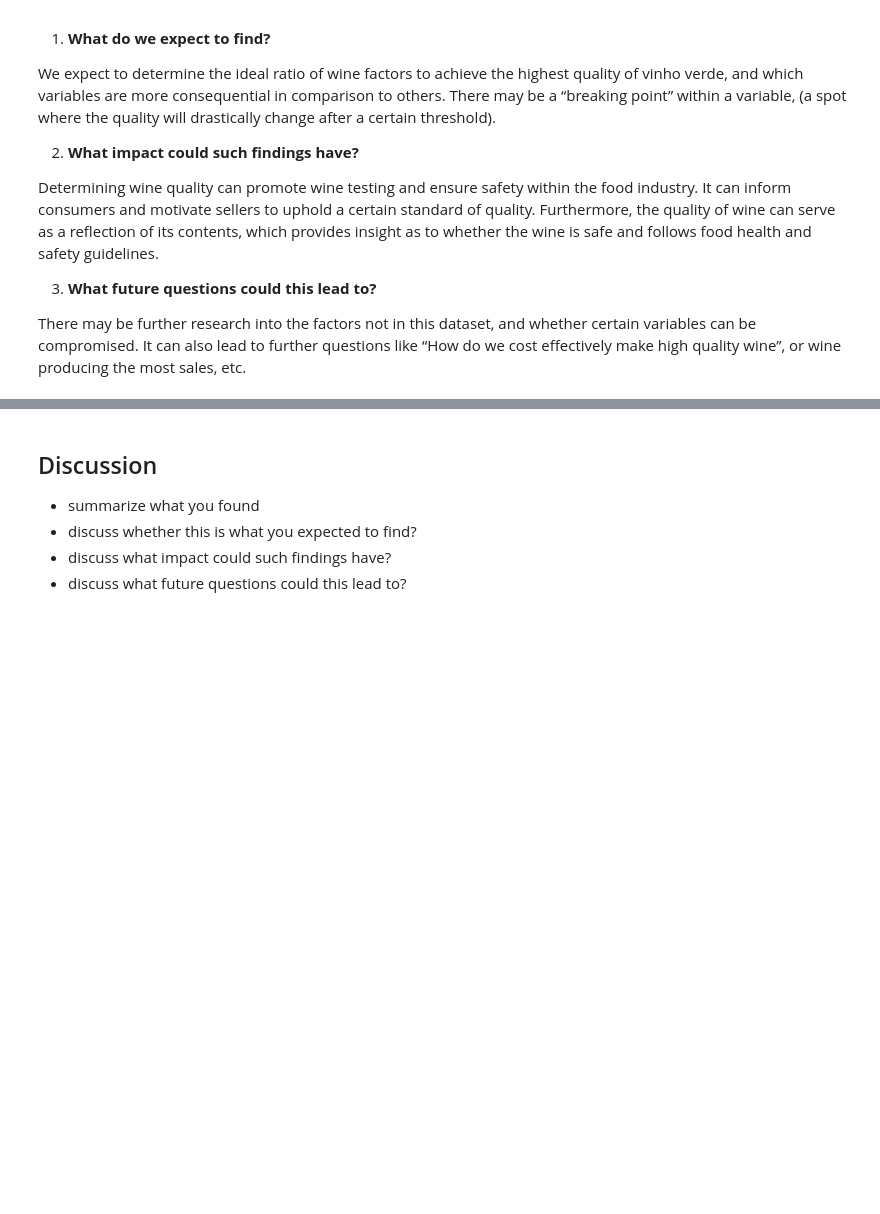
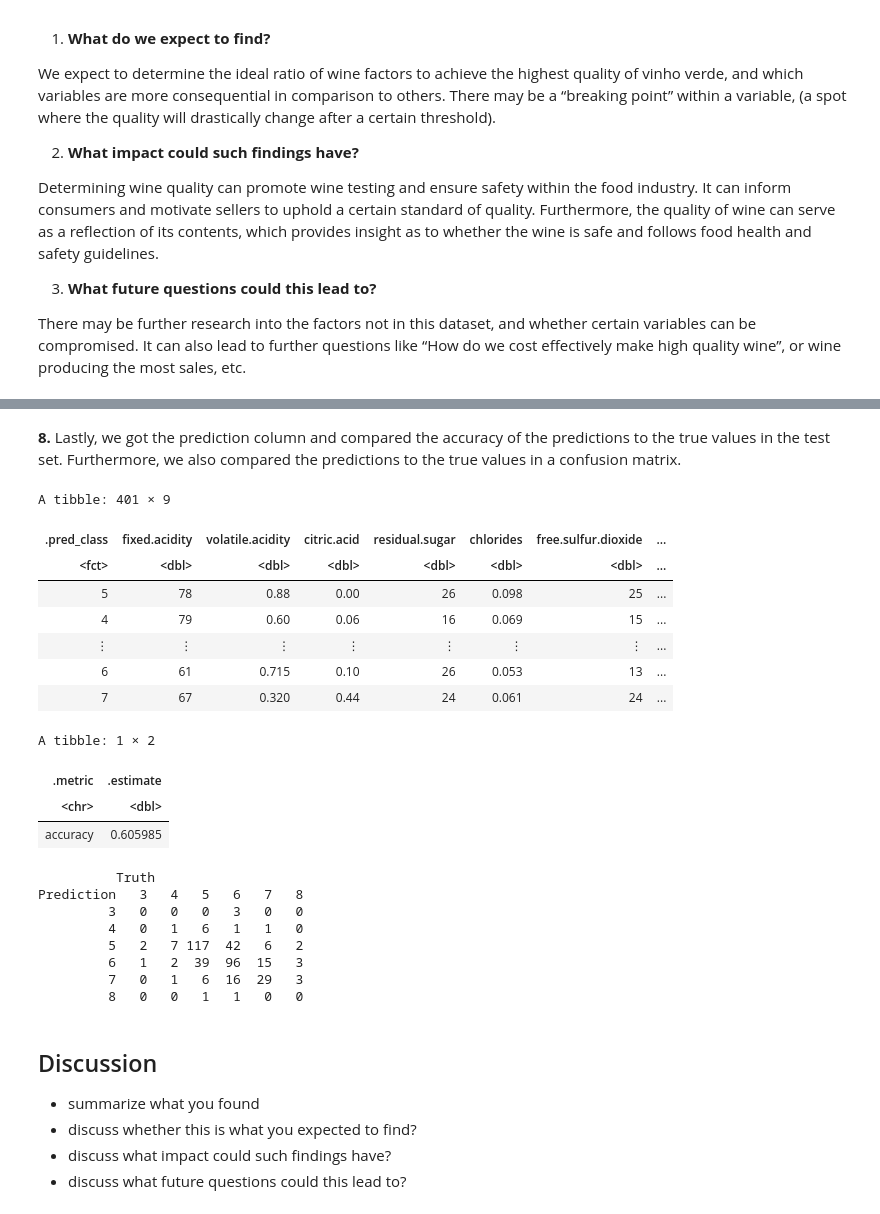
Before and after one commit to s4yuj/KNN-Wine-Quality-Predictor, a Jupyter notebook: project_report.ipynb, the cells around one changed output, grey strips where cells are left out. Drawn from its saved outputs; the diff is of its cells as text; code cells hidden in the pictures; blank space fills up the shorter version.

```diff
--- a/project_report.ipynb
+++ b/project_report.ipynb
@@ -337,7 +359,11 @@ choosing k = 3
 # %%
-best_k_spec <- nearest_neighbor(weight_func = "rectangular", neighbors = 3) |>
-                set_engine("kknn") |>
-                set_mode("classification")
+best_k_spec <- nearest_neighbor(weight_func = "rectangular", neighbors = 2) |>
+    set_engine("kknn") |>
+    set_mode("classification")
+best_k_spec
 
-best_recipe <- workflow() |>
-                add_recipe(wine_train)
+best_fit <- workflow() |>
+    add_recipe(wine_recipe) |>
+    add_model(best_k_spec) |>
+    fit(data = wine_train)
+best_fit
@@ -344,3 +397,40 @@ best_recipe <- workflow() |>
+# %% [markdown]
+**8.** Lastly, we got the prediction column and compared the accuracy of the predictions to the true values in the test set. Furthermore, we also compared the predictions to the true values in a confusion matrix.
+# %%
+wine_test_predictions <- predict(best_fit, wine_test) |>
+    bind_cols(wine_test)
+wine_test_predictions
+
+wine_test_predictions_accuracy <- wine_test_predictions |>
+    metrics(truth = quality, estimate = .pred_class) |>
+    select(.metric, .estimate) |>
+    head(1)
+wine_test_predictions_accuracy
+
+wine_confusion_mat <- wine_test_predictions |>
+    conf_mat(truth = quality, estimate = .pred_class)
+wine_confusion_mat
+# %% [output]
+A tibble: 401 × 9
+| .pred_class | fixed.acidity | volatile.acidity | citric.acid | residual.sugar | chlorides | free.sulfur.dioxide | ... |
+| <fct> | <dbl> | <dbl> | <dbl> | <dbl> | <dbl> | <dbl> | ... |
+| 5 | 78 | 0.88 | 0.00 | 26 | 0.098 | 25 | ... |
+| 4 | 79 | 0.60 | 0.06 | 16 | 0.069 | 15 | ... |
+| ⋮ | ⋮ | ⋮ | ⋮ | ⋮ | ⋮ | ⋮ | ... |
+| 6 | 61 | 0.715 | 0.10 | 26 | 0.053 | 13 | ... |
+| 7 | 67 | 0.320 | 0.44 | 24 | 0.061 | 24 | ... |
+A tibble: 1 × 2
+| .metric | .estimate |
+| <chr> | <dbl> |
+| accuracy | 0.605985 |
+          Truth
+Prediction   3   4   5   6   7   8
+         3   0   0   0   3   0   0
+         4   0   1   6   1   1   0
+         5   2   7 117  42   6   2
+         6   1   2  39  96  15   3
+         7   0   1   6  16  29   3
+         8   0   0   1   1   0   0
 # %% [markdown]
 ## Discussion
 
```
Also changed, not shown: parts of 23 cells of this notebook.
